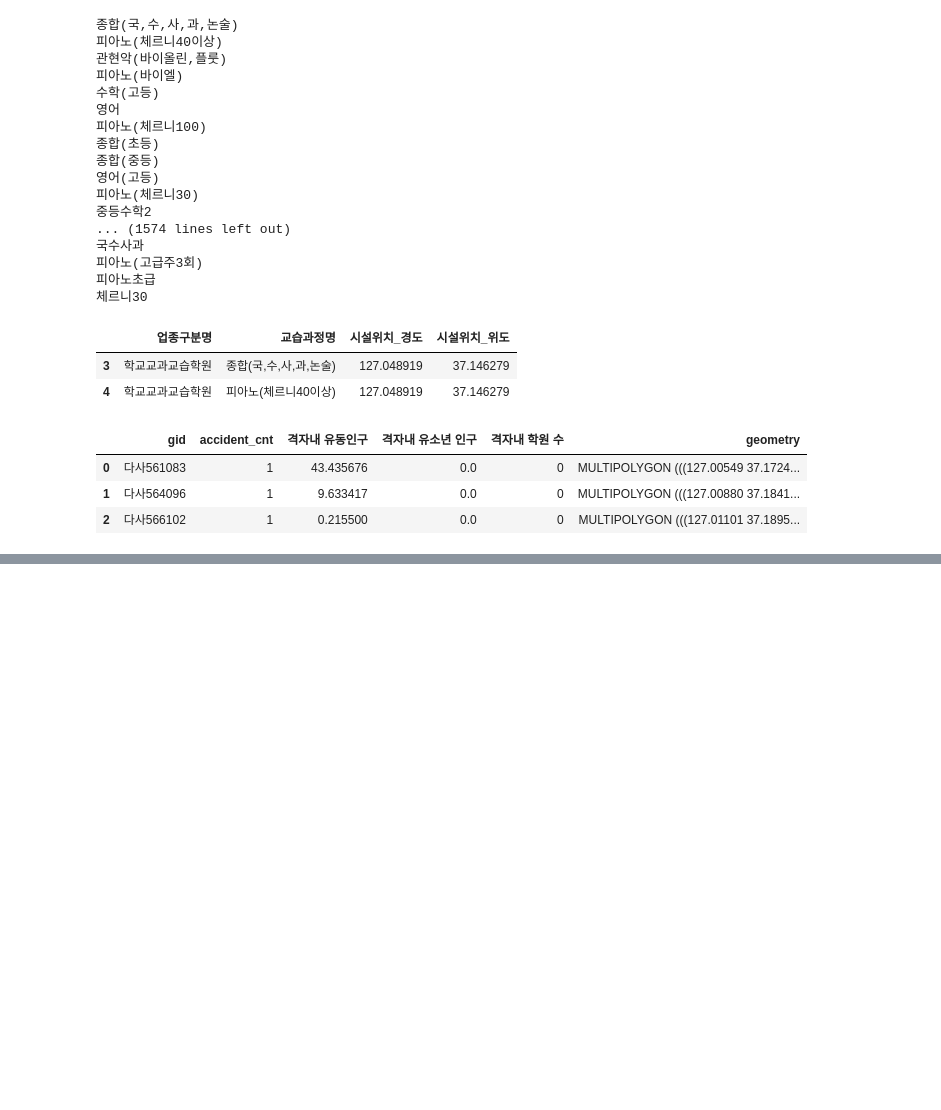
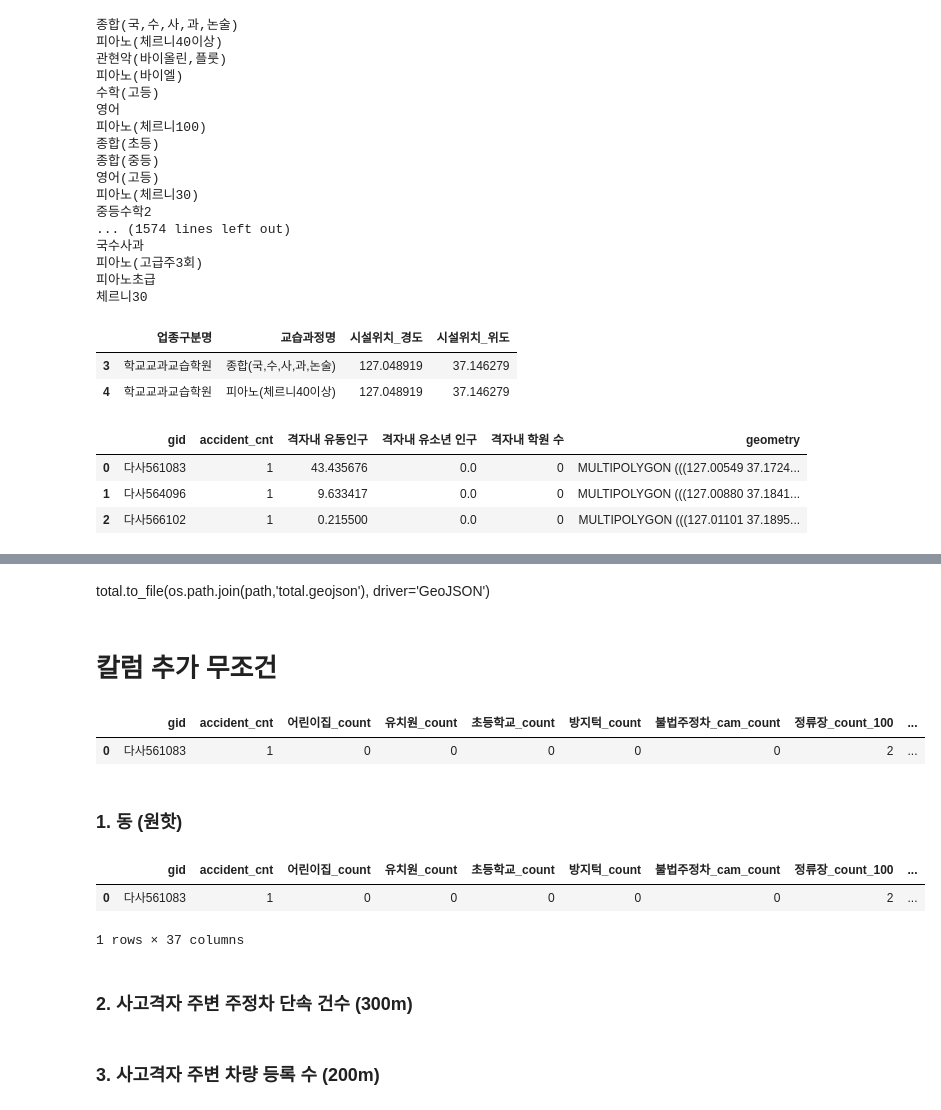
Before and after one commit to ikeven94/Osan-Si_-Identify-_TA_DangerZones, a Jupyter notebook: EDA/Linear Regression.ipynb, the cells around one changed output, grey strips where cells are left out. Cells and saved outputs as stored; diff of their text form; code cells hidden in the pictures; blank space fills up the shorter version.

```diff
--- a/EDA/Linear Regression.ipynb
+++ b/EDA/Linear Regression.ipynb
@@ -260,0 +334,34 @@ data.head()
+# %% [markdown]
+total.to_file(os.path.join(path,'total.geojson'), driver='GeoJSON')
+# %% [markdown]
+# 칼럼 추가 무조건
+# %%
+total = gpd.read_file(os.path.join(path,'total.geojson'))
+total.head(1)
+# %% [output]
+|  | gid | accident_cnt | 어린이집_count | 유치원_count | 초등학교_count | 방지턱_count | 불법주정차_cam_count | 정류장_count_100 | ... |
+| 0 | 다사561083 | 1 | 0 | 0 | 0 | 0 | 0 | 2 | ... |
+# %% [markdown]
+### 1. 동 (원핫)
+# %%
+def dong_assigned(geo_obj):
+
+    global 법정경계_읍면동
+
+    point = geo_obj.centroid
+
+    for line in 법정경계_읍면동.iloc:
+        dong = line.geometry
+        if dong.contains(point):
+            return line.EMD_KOR_NM
+    return np.nan
+
+동_구분=pd.get_dummies(total["geometry"].map(dong_assigned),drop_first=True)
+total = total.join(동_구분)
+total.head(1)
+# %% [output]
+|  | gid | accident_cnt | 어린이집_count | 유치원_count | 초등학교_count | 방지턱_count | 불법주정차_cam_count | 정류장_count_100 | ... |
+| 0 | 다사561083 | 1 | 0 | 0 | 0 | 0 | 0 | 2 | ... |
+1 rows × 37 columns
+# %% [markdown]
+### 2. 사고격자 주변 주정차 단속 건수 (300m)
@@ -260,0 +383,2 @@ data.head()
+# %% [markdown]
+### 3. 사고격자 주변 차량 등록 수 (200m)
```
Also changed, not shown: parts of 14 cells of this notebook, 1 other file.
